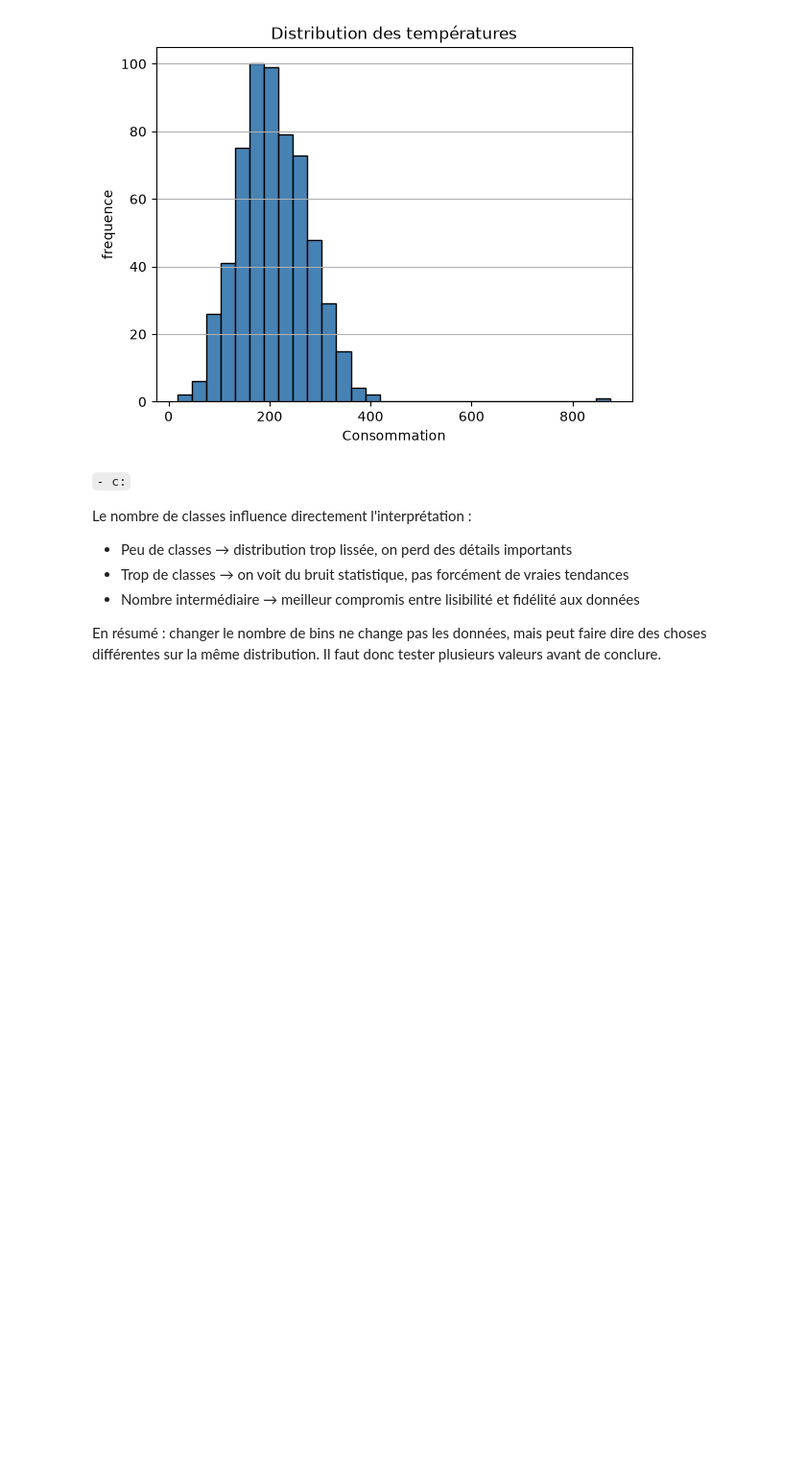
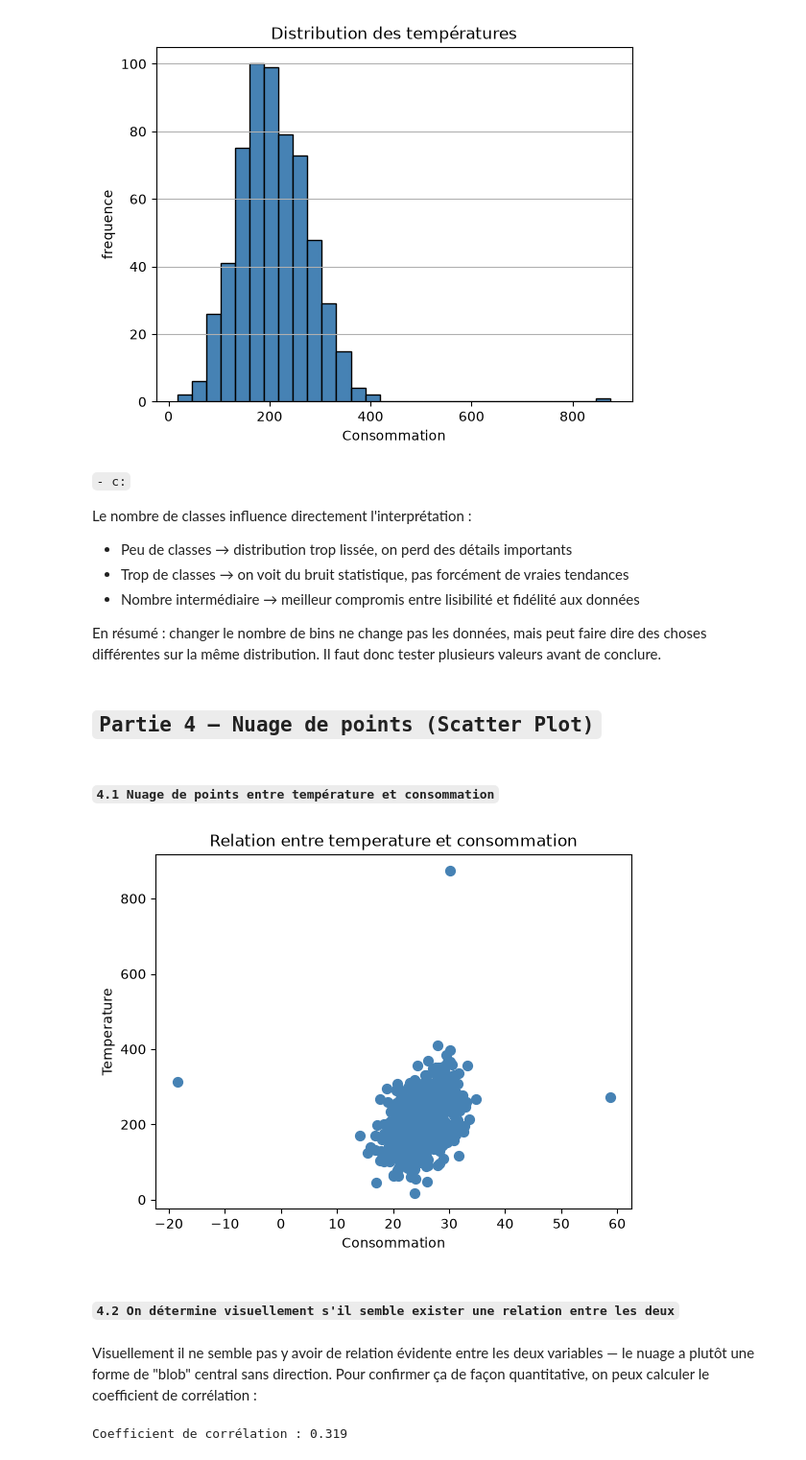
Before and after one commit to Alassanee/atelier_matplotlib_iot, a Jupyter notebook: notebook/atelier_matplotlib_iot.ipynb, the cells around one changed output. Shown at 96% size. Cells and saved outputs as stored; diff of their text form; code cells hidden in the pictures; blank space fills up the shorter version.

Commit message:
Partie 4 – Nuage de points (Scatter Plot)

```diff
--- a/notebook/atelier_matplotlib_iot.ipynb
+++ b/notebook/atelier_matplotlib_iot.ipynb
@@ -167,3 +167,24 @@ Le nombre de classes influence directement l'interprétation :
 - Nombre intermédiaire → meilleur compromis entre lisibilité et fidélité aux données
 
 En résumé : changer le nombre de bins ne change pas les données, mais peut faire dire des choses différentes sur la même distribution. Il faut donc tester plusieurs valeurs avant de conclure.
+# %% [markdown]
+## `Partie 4 – Nuage de points (Scatter Plot)`
+# %% [markdown]
+#### `4.1 Nuage de points entre température et consommation`
+# %%
+plt.scatter(df["temperature"], df["consommation"], color="steelblue", s=50)
+plt.title("Relation entre temperature et consommation")
+plt.xlabel("Consommation")
+plt.ylabel("Temperature")
+plt.show()
+# %% [output]
+[figure, added]
+# %% [markdown]
+#### `4.2 On détermine visuellement s'il semble exister une relation entre les deux`
+# %% [markdown]
+Visuellement il ne semble pas y avoir de relation évidente entre les deux variables — le nuage a plutôt une forme de "blob" central sans direction. Pour confirmer ça de façon quantitative, on peux calculer le coefficient de corrélation :
+# %%
+correlation = df['consommation'].corr(df['temperature'])
+print(f"Coefficient de corrélation : {correlation:.3f}")
+# %% [output]
+Coefficient de corrélation : 0.319
```
